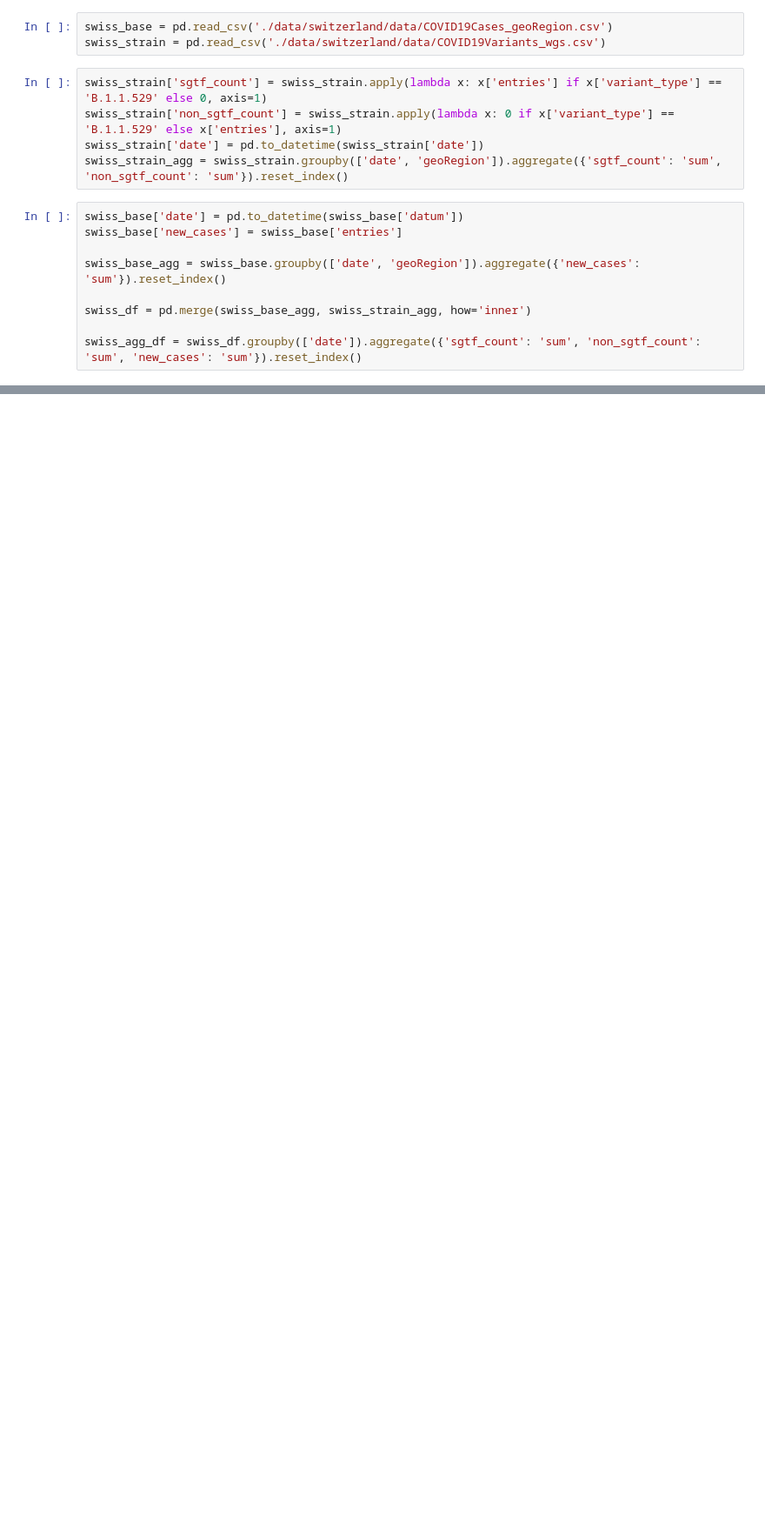
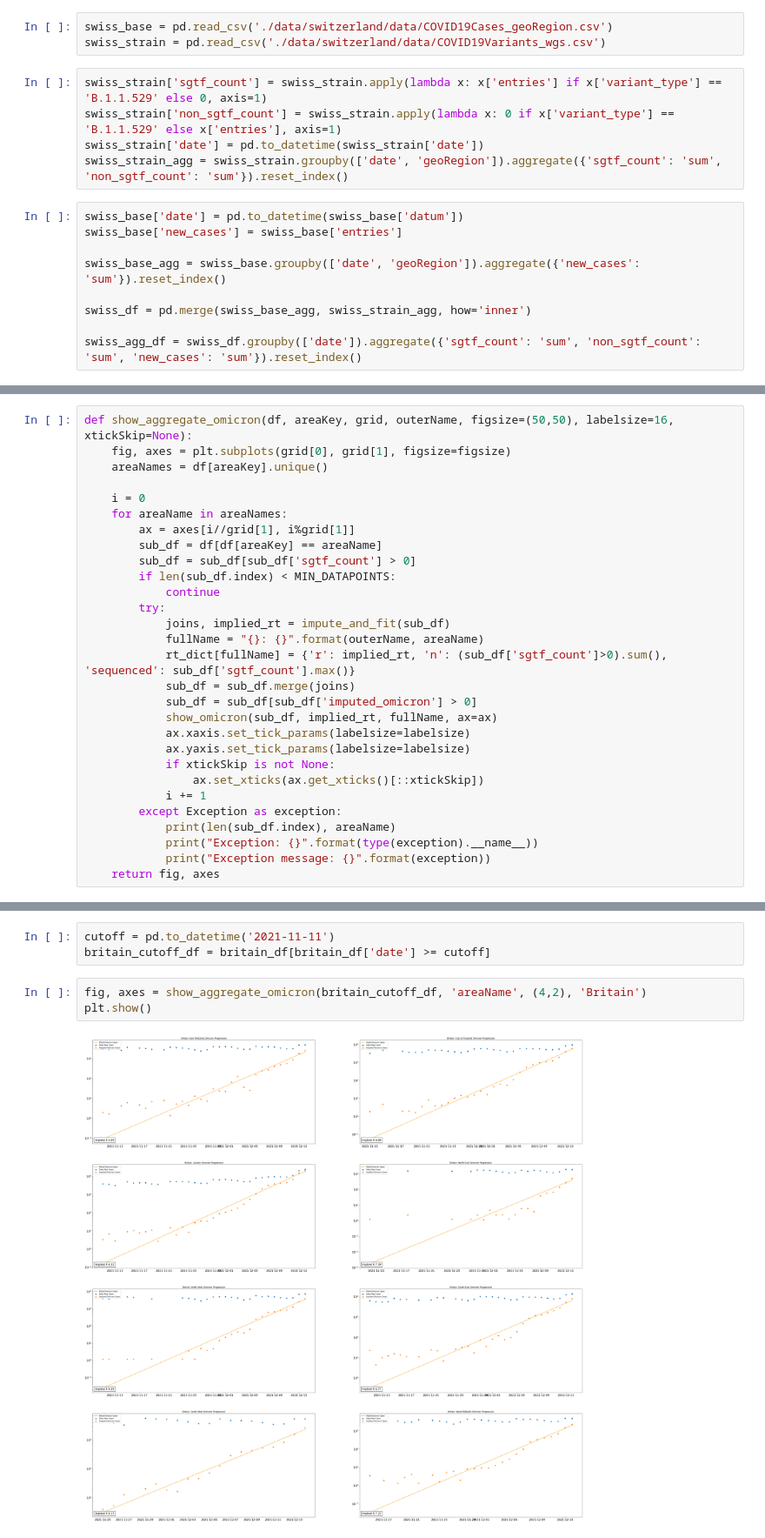
Before and after one commit to rrjzhang/omicron_dive, a Jupyter notebook: r0_calcs.ipynb, the cells around one changed output, grey strips where cells are left out. Shown at 87% size. Drawn from its saved outputs; the diff is of its cells as text; blank space fills up the shorter version.

```diff
--- a/r0_calcs.ipynb
+++ b/r0_calcs.ipynb
@@ -213,0 +227,29 @@ show_omicron(swiss_agg_df, implied_rt, "Switzerland")
+# %%
+def show_aggregate_omicron(df, areaKey, grid, outerName, figsize=(50,50), labelsize=16, xtickSkip=None):
+    fig, axes = plt.subplots(grid[0], grid[1], figsize=figsize)
+    areaNames = df[areaKey].unique()
+
+    i = 0
+    for areaName in areaNames:
+        ax = axes[i//grid[1], i%grid[1]]
+        sub_df = df[df[areaKey] == areaName]
+        sub_df = sub_df[sub_df['sgtf_count'] > 0]
+        if len(sub_df.index) < MIN_DATAPOINTS:
+            continue
+        try:
+            joins, implied_rt = impute_and_fit(sub_df)
+            fullName = "{}: {}".format(outerName, areaName)
+            rt_dict[fullName] = {'r': implied_rt, 'n': (sub_df['sgtf_count']>0).sum(), 'sequenced': sub_df['sgtf_count'].max()}
+            sub_df = sub_df.merge(joins)
+            sub_df = sub_df[sub_df['imputed_omicron'] > 0]
+            show_omicron(sub_df, implied_rt, fullName, ax=ax)
+            ax.xaxis.set_tick_params(labelsize=labelsize)
+            ax.yaxis.set_tick_params(labelsize=labelsize)
+            if xtickSkip is not None:
+                ax.set_xticks(ax.get_xticks()[::xtickSkip])
+            i += 1
+        except Exception as exception:
+            print(len(sub_df.index), areaName)
+            print("Exception: {}".format(type(exception).__name__))
+            print("Exception message: {}".format(exception))
+    return fig, axes
@@ -213,0 +266,8 @@ show_omicron(swiss_agg_df, implied_rt, "Switzerland")
+# %%
+cutoff = pd.to_datetime('2021-11-11')
+britain_cutoff_df = britain_df[britain_df['date'] >= cutoff]
+# %%
+fig, axes = show_aggregate_omicron(britain_cutoff_df, 'areaName', (4,2), 'Britain')
+plt.show()
+# %% [output]
+[figure, added]
```
Also changed, not shown: parts of 21 cells of this notebook.
